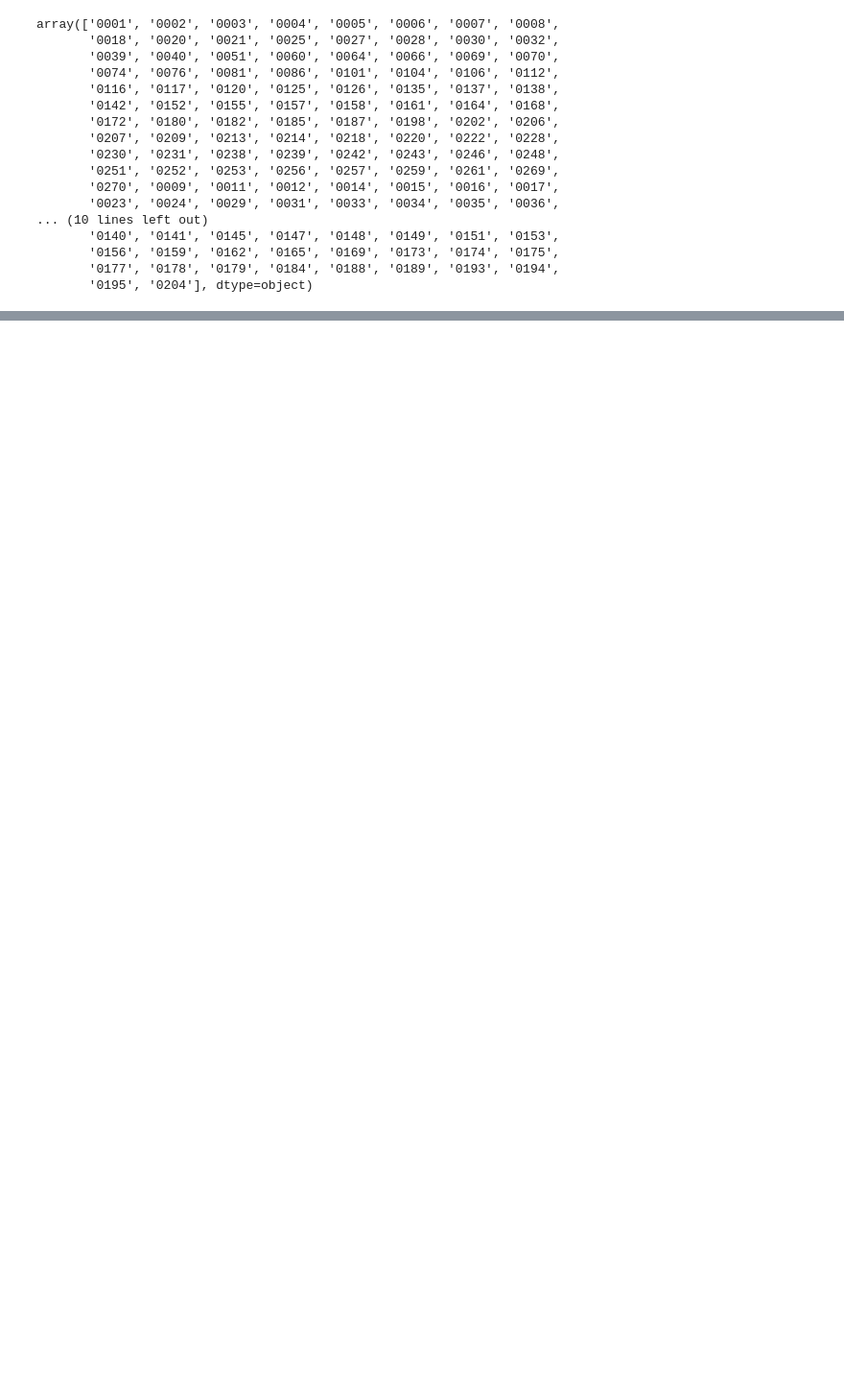
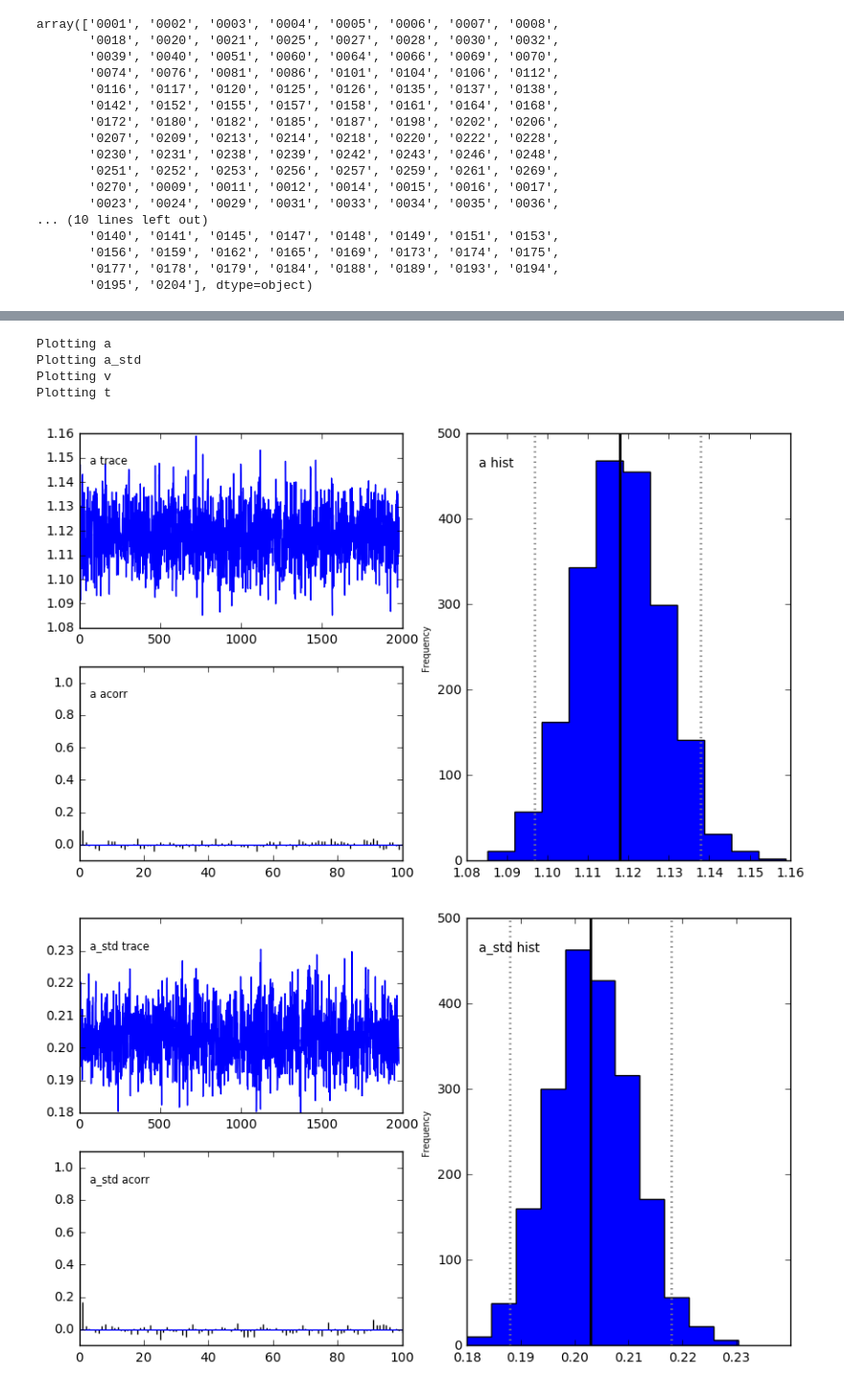
Before and after one commit to vlawlor/EMBARC-PRT, a Jupyter notebook: PRT_Prettier.ipynb, the cells around one changed output, grey strips where cells are left out. Shown at 96% size. Cells and saved outputs as stored; diff of their text form; code cells hidden in the pictures; blank space fills up the shorter version.

```diff
--- a/PRT_Prettier.ipynb
+++ b/PRT_Prettier.ipynb
@@ -240,0 +303,3 @@ df_all.to_csv('embarc_combined_' + today+'.csv')
+# %%
+#creates a simple model that doesn't take conditions into account
+m=hddm.HDDM(data)
@@ -240,0 +324,20 @@ df_all.to_csv('embarc_combined_' + today+'.csv')
+# %%
+#From Demo:
+
+# "The inference algorithm, MCMC, requires the chains of the model to have properly converged.
+#While there is no way to guarantee convergence for a finite set of samples in MCMC, there are
+#many heuristics that allow you identify problems of convergence. One main analysis to look at
+#is the trace, the autocorrelation, and the marginal posterior. You can plot these using the
+#plot_posteriors() function."
+
+m.plot_posteriors(['a', 't', 'v', 'a_std'])
+
+#we are looking for drifts or large jumps, based off of the example they gave it looks like
+#we're good
+# %% [output]
+Plotting a
+Plotting a_std
+Plotting v
+Plotting t
+[figure, added]
+[figure, added]
```
Also changed, not shown: parts of 15 cells of this notebook.
